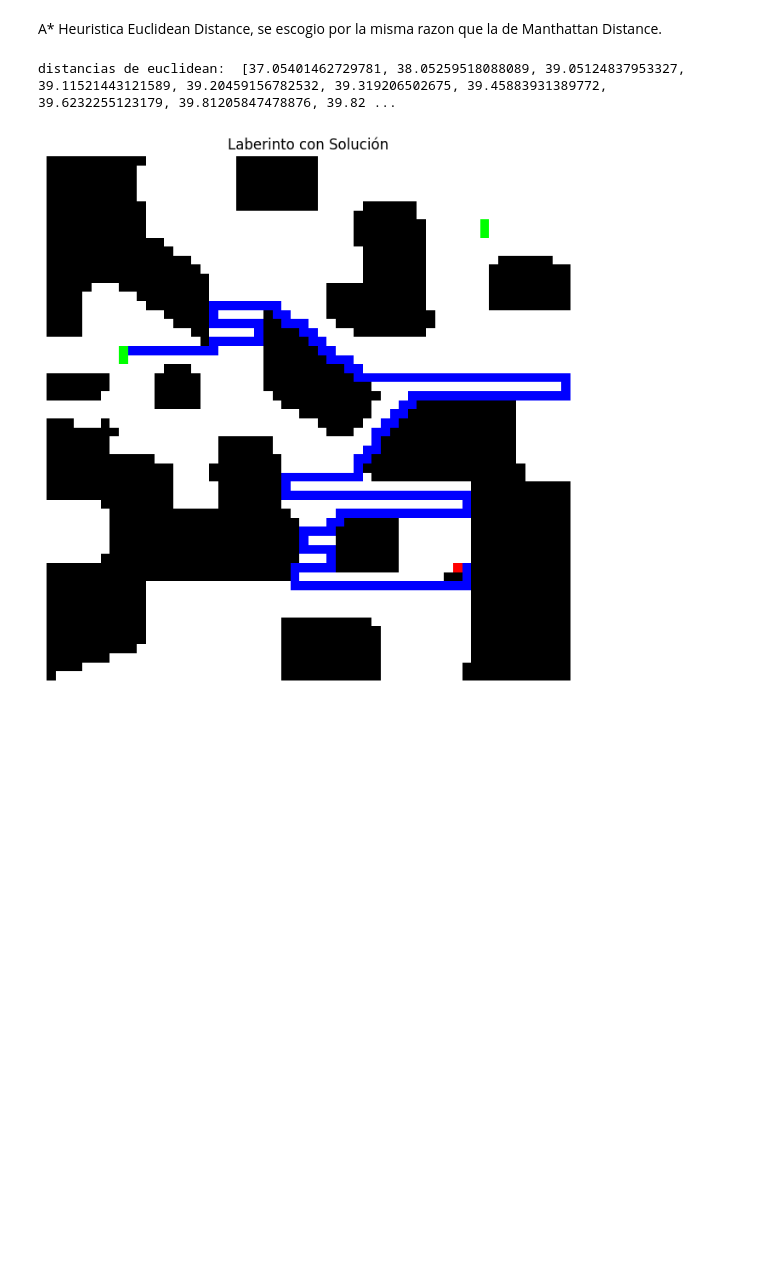
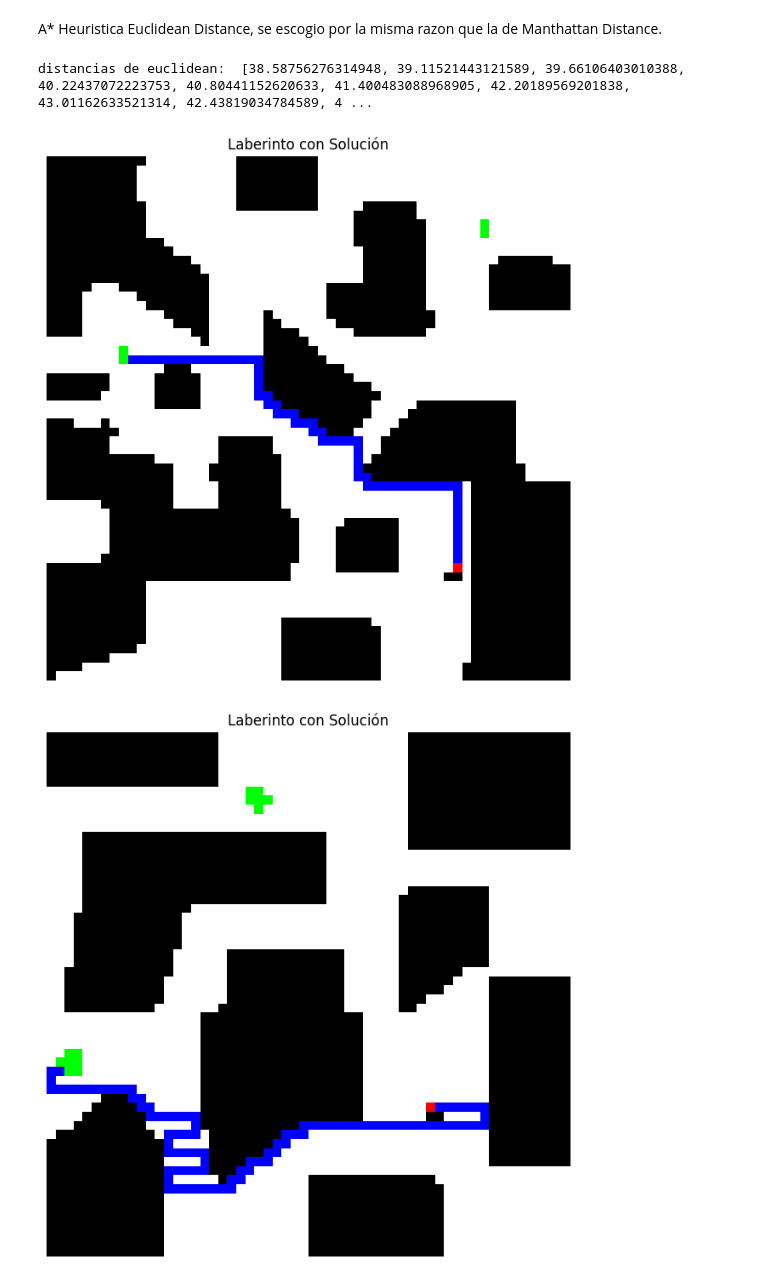
Before and after one commit to Gerax5/LAB5-IA, a Jupyter notebook: lab5.ipynb, the cells around one changed output. Drawn from its saved outputs; the diff is of its cells as text; code cells hidden in the pictures; blank space fills up the shorter version.

```diff
--- a/lab5.ipynb
+++ b/lab5.ipynb
@@ -64,7 +64,7 @@ def discretizar_imagen(ruta_imagen, tamano_celda):
 # Imagen de prueba
 ruta = "img/Prueba Lab1.bmp"
 ruta2 = "img/Test.bmp"
-ruta3 = "img/Test.bmp"
+ruta3 = "img/Test2.bmp"
 ruta4 = "img/turing.bmp"
 
 
@@ -274,7 +274,7 @@ class DepthFirstSearch:
         actions.reverse()
         return actions
 # %%
-problema3 = MazeProblem(matriz_laberinto2)
+problema3 = MazeProblem(matriz_laberinto3)
 
 dfs = DepthFirstSearch(problema3)
 
@@ -320,7 +320,7 @@ for accion in acciones:
 	heuristicas.append(heuristica)
 print("distancias de euclidean: ", heuristicas)
 # %% [output]
-distancias de euclidean:  [37.05401462729781, 38.05259518088089, 39.05124837953327, 39.11521443121589, 39.20459156782532, 39.319206502675, 39.45883931389772, 39.6232255123179, 39.81205847478876, 39.82 ...
+distancias de euclidean:  [38.58756276314948, 39.11521443121589, 39.66106403010388, 40.22437072223753, 40.80441152620633, 41.400483088968905, 42.20189569201838, 43.01162633521314, 42.43819034784589, 4 ...
 # %%
 import matplotlib.pyplot as plt
 import numpy as np
@@ -338,32 +338,33 @@ def visualize(maze, endPoints, startPoint, solution=None):
     color_labyrinth[current_position[0], current_position[1]] = [255, 0, 0]  # Rojo
 
     # Dibujar la solución en azul
     if solution:
         for move in solution:
             if move == 'RIGHT':
                 current_position[1] += 1
             elif move == 'LEFT':
                 current_position[1] -= 1
             elif move == 'UP':
                 current_position[0] -= 1
             elif move == 'DOWN':
                 current_position[0] += 1
 
             # Marcar el camino en azul
             color_labyrinth[current_position[0], current_position[1]] = [0, 0, 255]
 
     # Marcar los puntos finales en verde
     for goal in endPoints:
         color_labyrinth[goal[0], goal[1]] = [0, 255, 0]
 
     # Graficar
     plt.figure(figsize=(8, 8))
     plt.imshow(color_labyrinth, interpolation='nearest')
     plt.title("Laberinto con Solución")
     plt.axis('off')
     plt.show()
 
+visualize(problema2.maze, problema2.goal_states, problema2.initial_state, acciones2)
 visualize(problema3.maze, problema3.goal_states, problema3.initial_state, acciones3)
-visualize(problema2.maze, problema2.goal_states, problema2.initial_state, acciones3)
 # %% [output]
-[figure, old version]
+[figure, new version]
+[figure, added]
```
Also changed, not shown: parts of 2 cells of this notebook.
